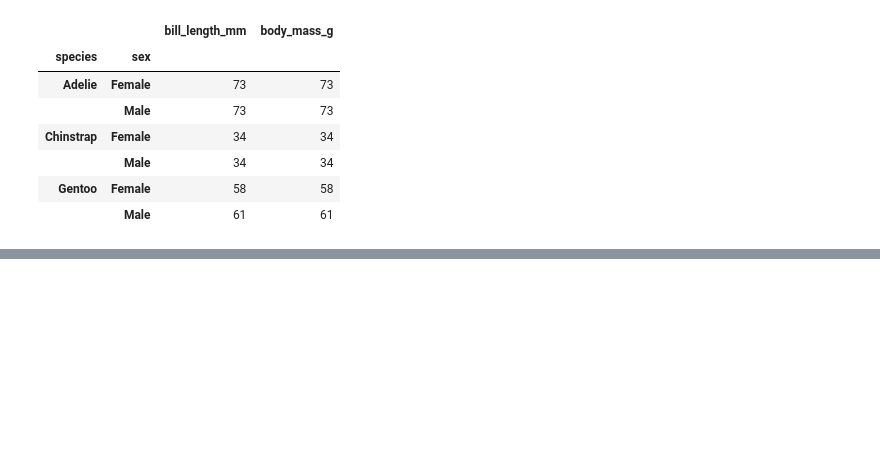
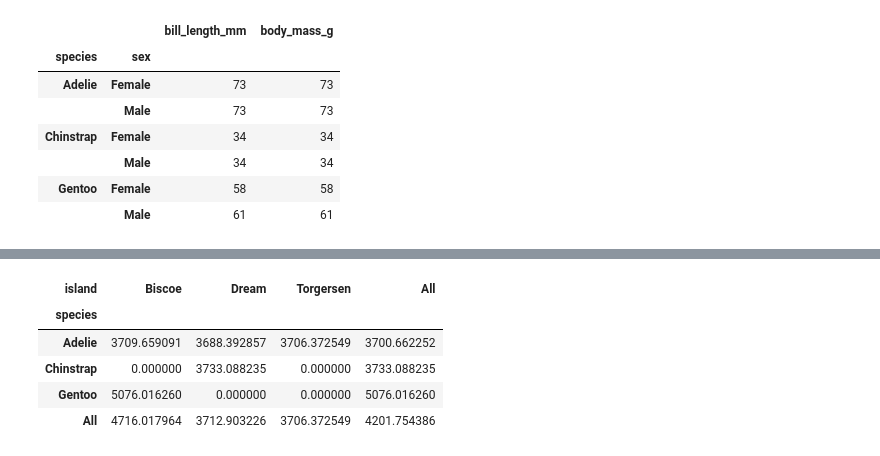
Before and after one commit to r-leyshon/py-pandas, a Jupyter notebook: data-manipulation/02-summary-stats.ipynb, the cells around one changed output, grey strips where cells are left out. Drawn from its saved outputs; the diff is of its cells as text; code cells hidden in the pictures; blank space fills up the shorter version.

Commit message:
feat: Pivot tables

```diff
--- a/data-manipulation/02-summary-stats.ipynb
+++ b/data-manipulation/02-summary-stats.ipynb
@@ -239,0 +280,11 @@ penguins.groupby(["species", "sex"])[["bill_length_mm", "body_mass_g"]].agg(np.c
+# %%
+# we can also add column & row means with the margins arg
+penguins.pivot_table(values="body_mass_g", index="species", columns="island",
+                     fill_value=0, margins=True)
+# %% [output]
+| island | Biscoe | Dream | Torgersen | All |
+| species |  |  |  |  |
+| Adelie | 3709.659091 | 3688.392857 | 3706.372549 | 3700.662252 |
+| Chinstrap | 0.000000 | 3733.088235 | 0.000000 | 3733.088235 |
+| Gentoo | 5076.016260 | 0.000000 | 0.000000 | 5076.016260 |
+| All | 4716.017964 | 3712.903226 | 3706.372549 | 4201.754386 |
```
Also changed, not shown: parts of 5 cells of this notebook.
